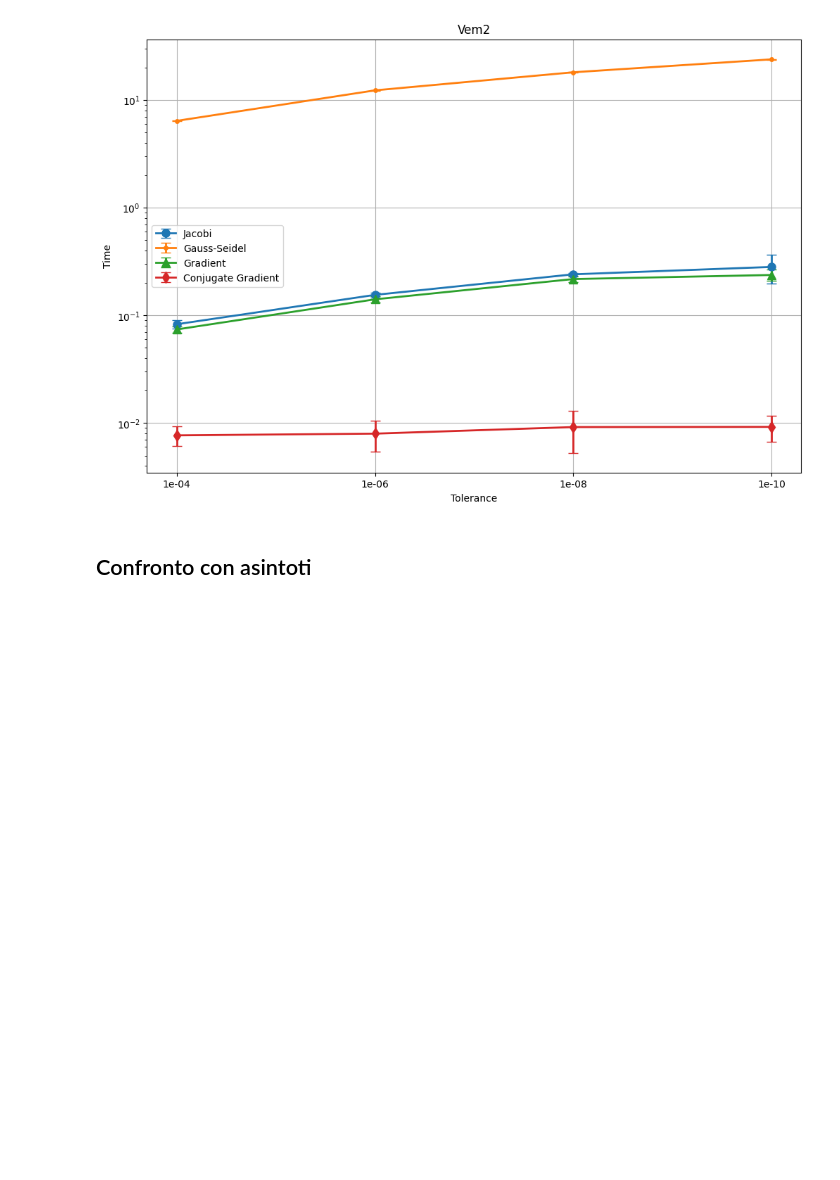
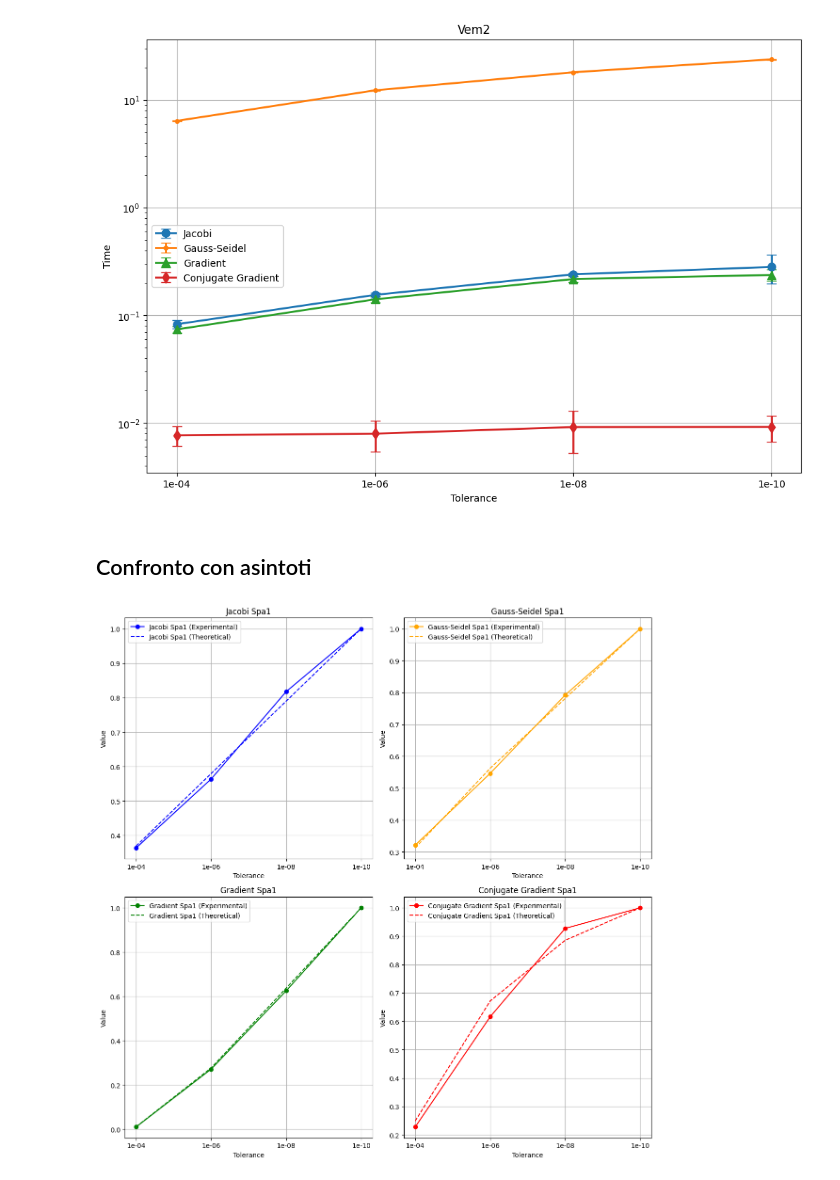
Before and after one commit to simone-vendramini/metodi_calcolo_scientifico, a Jupyter notebook: compare_results_1bis.ipynb, the cells around one changed output. Saved outputs shown, nothing was run; the diff lists cells and outputs as text; code cells hidden in the pictures; blank space fills up the shorter version.

```diff
--- a/compare_results_1bis.ipynb
+++ b/compare_results_1bis.ipynb
@@ -177,7 +181,9 @@ for matrix in matrices:
 
     fig.tight_layout()
 
-    plt.show()
+    # Salva il plot con il titolo come nome del file (sostituisce spazi con underscore)
+    filename = matrix.replace(' ', '_') + '.png'
+    plt.savefig("graphs/k_" + filename)
 # %% [output]
 [figure]
 [figure]
@@ -286,6 +292,10 @@ for jacobi_y, gauss_seidel_y, gradient_y, conjugate_gradient_y, jacobi_std, gaus
     ax.set_yscale('log')
     ax.grid()
     ax.legend()
+
+    # Salva il plot con il titolo come nome del file (sostituisce spazi con underscore)
+    filename = title.replace(' ', '_') + '.png'
+    plt.savefig("graphs/time_" + filename)
 # %% [output]
 [figure]
 [figure]
@@ -325,16 +335,32 @@ gradient_asymptotes = gradient_asymptotes / max_values
 max_values = conj_asymptotes.max(axis=1).reshape(-1, 1)
 conj_asymptotes = conj_asymptotes / max_values
 # %%
-def plot_asymptote_graph(our_time, asymptote, title, color):
-    fig, ax = plt.subplots(figsize=(12, 8))
-
-    ax.plot(tols, our_time/np.array(our_time).max(), marker='o', label=title, color=color)
-    ax.plot(tols, asymptote, linestyle='--', label=f'{title} Theoretical Time', color=color)
-
-    ax.set_xticks(np.arange(4))
+def plot_asymptote_graph(ax, tols, our_time, asymptote, title, color):
+    ax.plot(tols, our_time/np.array(our_time).max(), marker='o', label=f'{title} (Experimental)', color=color)
+    ax.plot(tols, asymptote, linestyle='--', label=f'{title} (Theoretical)', color=color)
+    ax.set_xticks(np.arange(len(tols)))
     ax.set_xticklabels(tols)
     ax.set_xlabel('Tolerance')
     ax.set_ylabel('Value')
     ax.set_title(title)
     ax.grid()
     ax.legend()
+# %%
+data = [
+    (spa1_jacobi_y, jacobi_asymptotes[0], 'Jacobi Spa1', 'blue'),
+    (spa1_gauss_seidel_y, gauss_asymptotes[0], 'Gauss-Seidel Spa1', 'orange'),
+    (spa1_gradient_y, gradient_asymptotes[0], 'Gradient Spa1', 'green'),
+    (spa1_conjugate_gradient_y, conj_asymptotes[0], 'Conjugate Gradient Spa1', 'red')
+]
+
+fig, axs = plt.subplots(2, 2, figsize=(12, 12))
+
+for ax, (our_time, asymptote, title, color) in zip(axs.flat, data):
+    plot_asymptote_graph(ax, tols, our_time, asymptote, title, color)
+
+# Adjust layout and save the plot
+plt.tight_layout()
+plt.savefig("graphs/theoretical_comparison_spa1.png")
+plt.show()
+# %% [output]
+[figure, added]
```
Also changed, not shown: parts of 5 cells of this notebook, 16 other files.
